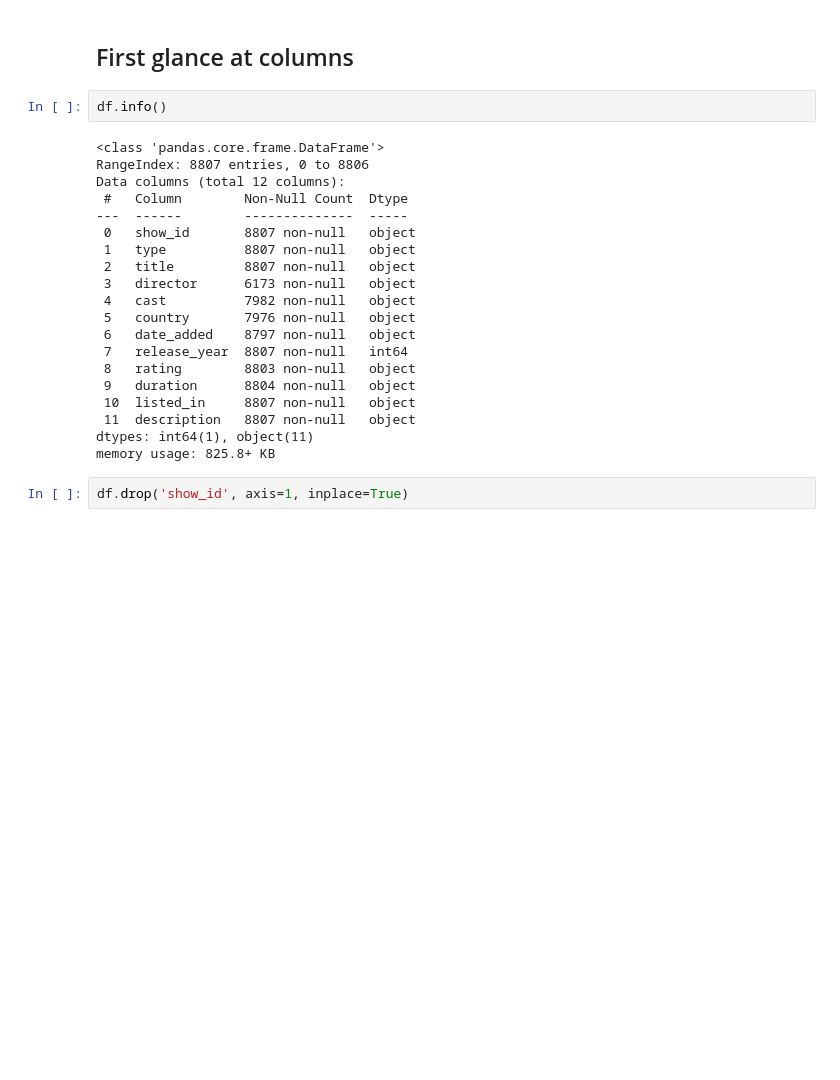
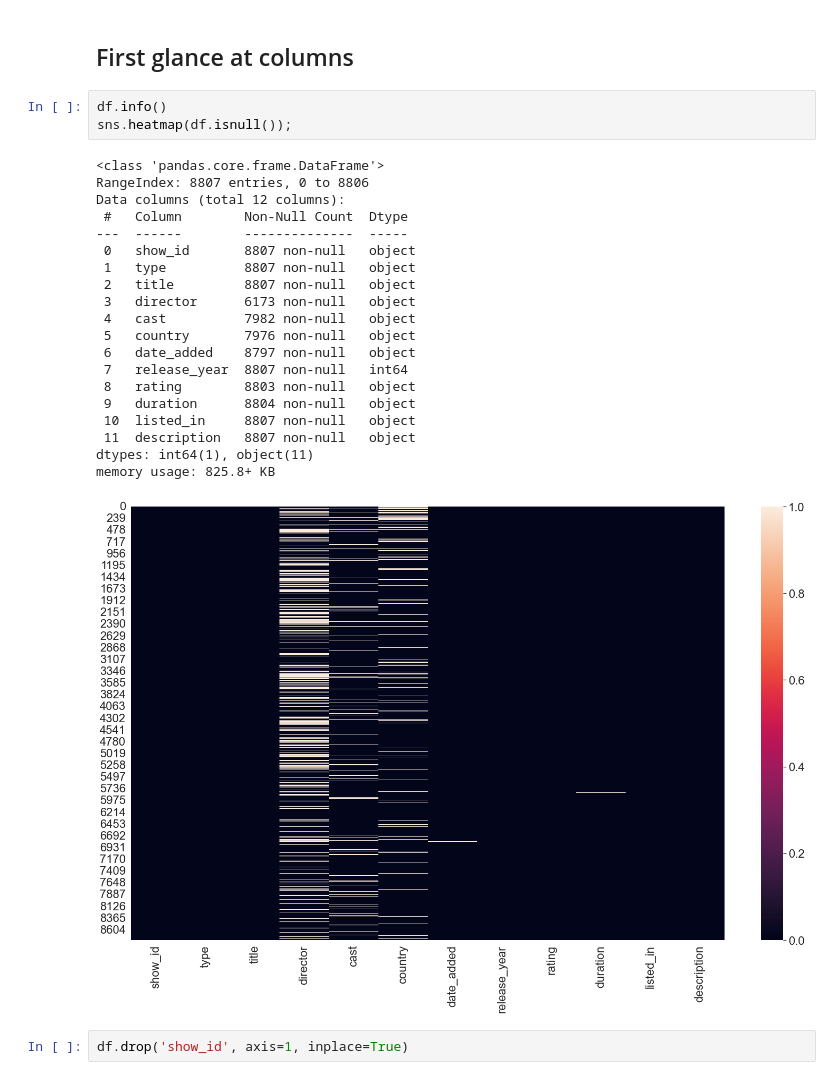
Before and after one commit to Eniark/Netflix-EDA, a Jupyter notebook: Netflix EDA.ipynb, the cells around one changed output. Cells and saved outputs as stored; diff of their text form; blank space fills up the shorter version.

```diff
--- a/Netflix EDA.ipynb
+++ b/Netflix EDA.ipynb
@@ -34,26 +47,28 @@ df.head()
 ## First glance at columns <a name='fst_look'></a>
 # %%
 df.info()
+sns.heatmap(df.isnull());
 # %% [output]
 <class 'pandas.core.frame.DataFrame'>
 RangeIndex: 8807 entries, 0 to 8806
 Data columns (total 12 columns):
  #   Column        Non-Null Count  Dtype
 ---  ------        --------------  -----
  0   show_id       8807 non-null   object
  1   type          8807 non-null   object
  2   title         8807 non-null   object
  3   director      6173 non-null   object
  4   cast          7982 non-null   object
  5   country       7976 non-null   object
  6   date_added    8797 non-null   object
  7   release_year  8807 non-null   int64
  8   rating        8803 non-null   object
  9   duration      8804 non-null   object
  10  listed_in     8807 non-null   object
  11  description   8807 non-null   object
 dtypes: int64(1), object(11)
 memory usage: 825.8+ KB
+[figure, added]
 # %%
 df.drop('show_id', axis=1, inplace=True)
 # %%
```
Also changed, not shown: parts of 49 cells of this notebook.
